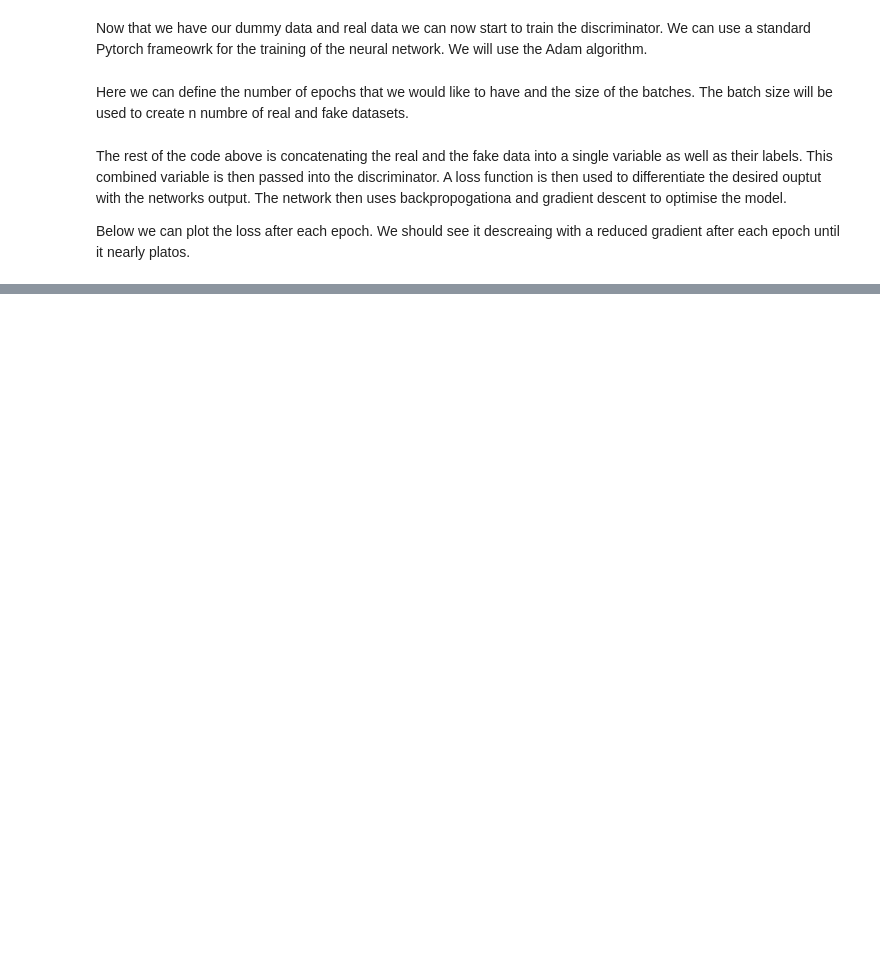
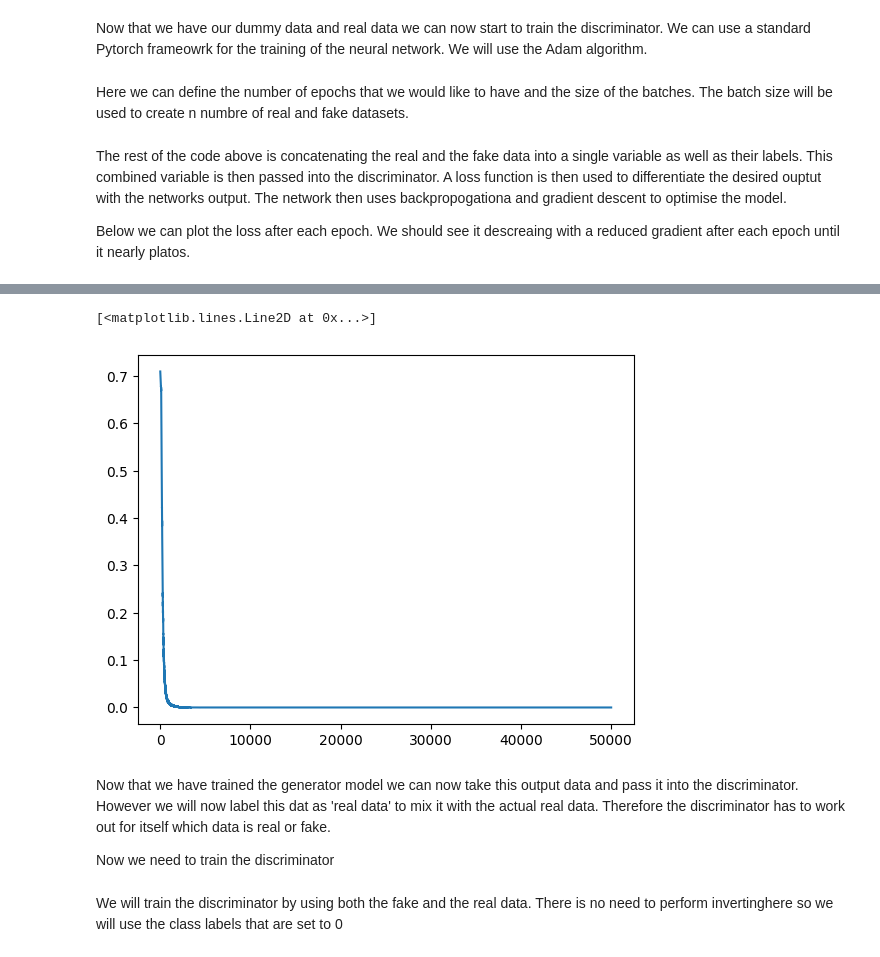
Before and after one commit to Rahy-Premji/NvidiaSpringWeek, a Jupyter notebook: GANsNotebook.ipynb, the cells around one changed output, grey strips where cells are left out. Saved outputs shown, nothing was run; the diff lists cells and outputs as text; code cells hidden in the pictures; blank space fills up the shorter version.

```diff
--- a/GANsNotebook.ipynb
+++ b/GANsNotebook.ipynb
@@ -156,0 +241,38 @@ Text(0.5, 1.0, 'Plot of the loss after each epoch')
+# %%
+training_steps = 50000
+
+# Models
+generator =     Generator()
+gLosses = []
+discriminator = Discriminator()
+
+# Optimizers
+generator_optimizer     = torch.optim.Adam(generator.parameters(),     lr=0.001)
+discriminator_optimizer = torch.optim.Adam(discriminator.parameters(), lr=0.001)
+
+# loss
+loss = nn.BCELoss()
+
+N = 128
+
+for i in range(training_steps):
+    # zero the gradients on each iteration
+    generator_optimizer.zero_grad()
+    if i%5000 ==0:
+        print(f"{i} \n")
+    # Create a fake data with a generator
+    fake_data = generate_fake_samples(generator, N)
+    # here we define the INVERSE labels for fake data
+    fake_data_label = torch.ones(N,1)
+    # Generate examples of real data
+
+    real_data, real_data_label = generate_data_samples(N)
+
+    # Train the generator
+    # We invert the labels here and don't train the discriminator because we want the generator
+    # to make things the discriminator classifies as true.
+    generator_discriminator_out = discriminator(fake_data)
+    generator_loss = loss(generator_discriminator_out, fake_data_label)
+    generator_loss.backward()
+    generator_optimizer.step()
+    gLosses.append(generator_loss.item())
@@ -156,0 +299,11 @@ Text(0.5, 1.0, 'Plot of the loss after each epoch')
+# %%
+plt.plot(gLosses,label="G")
+# %% [output]
+[<matplotlib.lines.Line2D at 0x...>]
+[figure, added]
+# %% [markdown]
+Now that we have trained the generator model we can now take this output data and pass it into the discriminator. However we will now label this dat as 'real data' to mix it with the actual real data. Therefore the discriminator has to work out for itself which data is real or fake.
+
+Now we need to train the discriminator
+# %% [markdown]
+We will train the discriminator by using both the fake and the real data. There is no need to perform invertinghere so we will use the class labels that are set to 0
```
Also changed, not shown: parts of 28 cells of this notebook.
